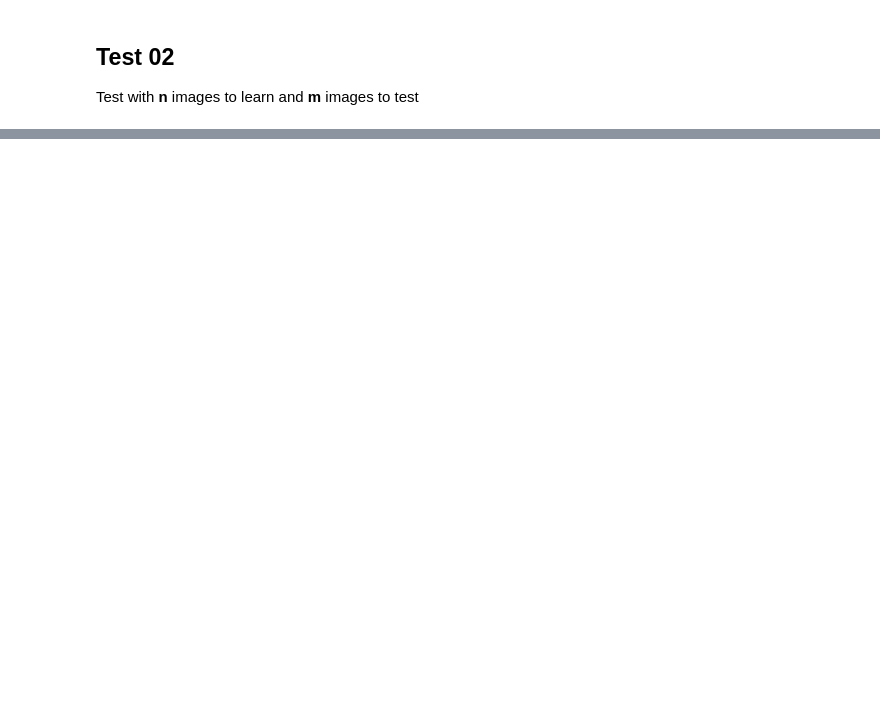
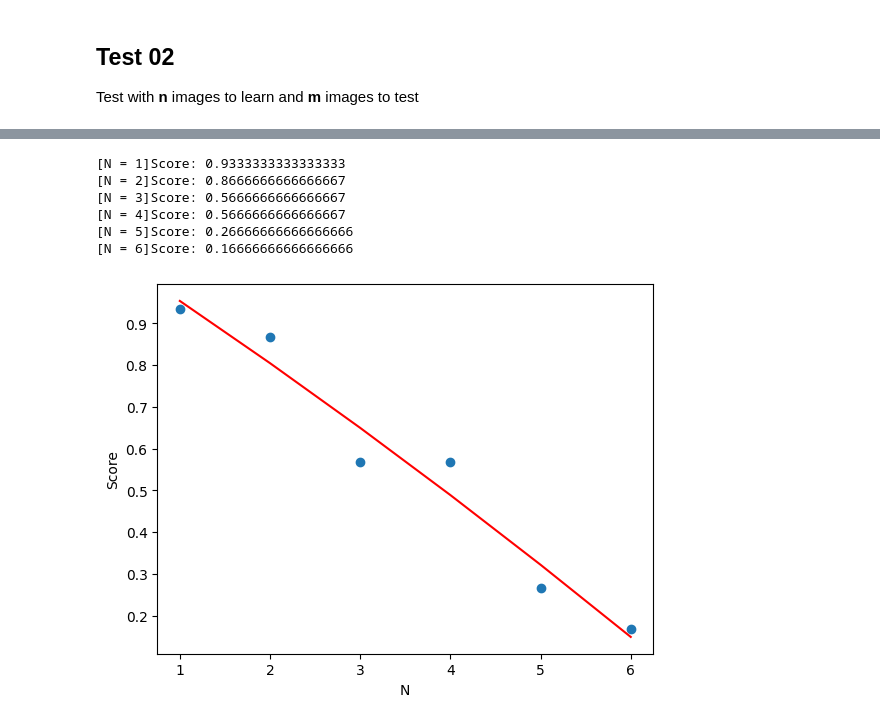
Before and after one commit to D3BINSKI/hopfield-networks, a Jupyter notebook: Libraries Tests/neurolab-test.ipynb, the cells around one changed output, grey strips where cells are left out. Drawn from its saved outputs; the diff is of its cells as text; code cells hidden in the pictures; blank space fills up the shorter version.

Commit message:
finish neurolab library tests

```diff
--- a/Libraries Tests/neurolab-test.ipynb
+++ b/Libraries Tests/neurolab-test.ipynb
@@ -225,0 +177,7 @@ Output images:
+# %%
+shapes = []
+for folder in random_data_folders:
+    name_split = folder.split('x')
+    shapes.append((int(name_split[0]), int(name_split[1])))
+
+print(shapes)
@@ -225,0 +343,47 @@ Output images:
+# %%
+n_vector = [1, 2, 3, 4, 5, 6]
+m = 100
+scores = []
+
+data_dict = {'n': n_vector}
+for n in n_vector:
+    random.shuffle(life_images)
+    random.shuffle(noise_images)
+    train_data = life_images[:n]
+    test_data = noise_images[:m]
+
+    train_preprocessed_images = []
+    for image in train_data:
+        transformed = np.asarray(pd.DataFrame(image)).flatten()
+        transformed[transformed == 0] = -1
+        train_preprocessed_images.append(transformed)
+
+    test_preprocessed_images = []
+    for image in test_data:
+        transformed = np.asarray(pd.DataFrame(image)).flatten()
+        transformed[transformed == 0] = -1
+        test_preprocessed_images.append(transformed)
+
+    net = nl.net.newhop(train_preprocessed_images)
+    output = net.sim(test_preprocessed_images)
+
+    score = count_score(train_preprocessed_images, output)
+    scores.append(score)
+    print(f"[N = {n}]Score: {score}")
+data_dict[f"scores"] = scores
+plt.scatter(n_vector, scores)
+z = np.polyfit(n_vector, scores, 2)
+p = np.poly1d(z)
+plt.plot(n_vector,p(n_vector), "r-")
+plt.xlabel('N')
+plt.ylabel('Score')
+plt.show()
+df = pd.DataFrame(data_dict).set_index('n')
+# %% [output]
+[N = 1]Score: 0.9333333333333333
+[N = 2]Score: 0.8666666666666667
+[N = 3]Score: 0.5666666666666667
+[N = 4]Score: 0.5666666666666667
+[N = 5]Score: 0.26666666666666666
+[N = 6]Score: 0.16666666666666666
+[figure, added]
```
Also changed, not shown: parts of 20 cells of this notebook, 1 other file.
